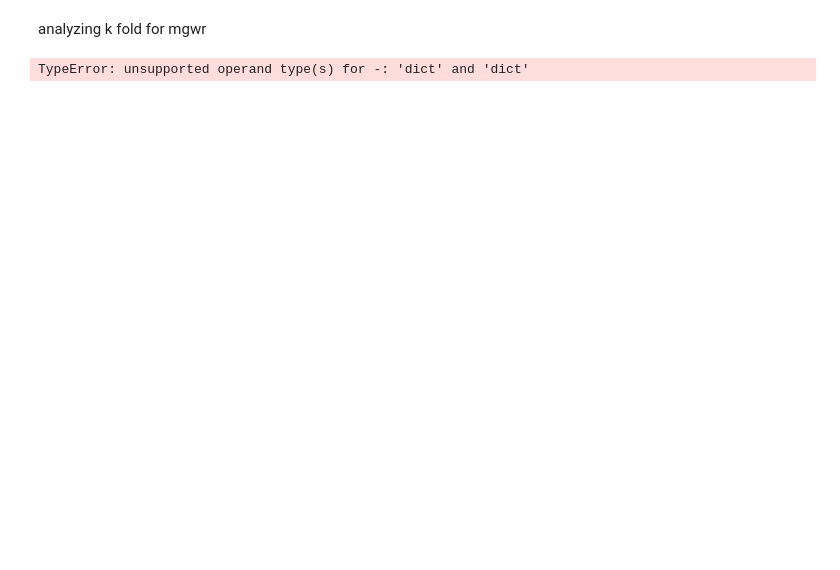
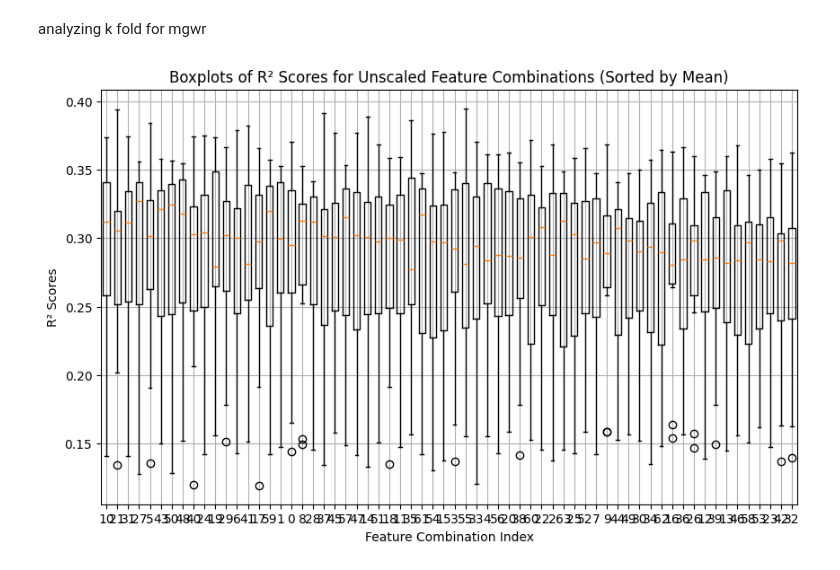
Before and after one commit to abechens/GeoHab-2025, a Jupyter notebook: src/proto/k_fold_investigate-combination.ipynb, the cells around one changed output. Drawn from its saved outputs; the diff is of its cells as text; code cells hidden in the pictures; blank space fills up the shorter version.

```diff
--- a/src/proto/k_fold_investigate-combination.ipynb
+++ b/src/proto/k_fold_investigate-combination.ipynb
@@ -13,30 +13,29 @@ from sklearn.metrics import mean_squared_error, r2_score
 import pickle
 # %%
 
-with open('../../r2_scores_dict.pkl', 'rb') as f:
+with open('../../r2_scores_dict_scaled_new_fe.pkl', 'rb') as f:
     loaded_r2_scores_dict = pickle.load(f)
 
 
 
-with open('../../r2_scores_dict_scaled.pkl', 'rb') as f:
+with open('../../r2_scores_dict_scaled_new_fe_comb_dist.pkl', 'rb') as f:
     loaded_r2_scores_dict_scaled = pickle.load(f)
 # %%
-#results = loaded_r2_scores_dict- loaded_r2_scores_dict_scaled
-results = [i,  loaded_r2_scores_dict[i]- loaded_r2_scores_dict[i] for i in results.keys]
+results = loaded_r2_scores_dict
 
 sorted_r2_scores = sorted(loaded_r2_scores_dict.items(), key=lambda item: np.mean(item[1]), reverse=True)
 
 # Create boxplots for each feature combination sorted by mean R² score
 plt.figure(figsize=(10, 6))
 
 for i, (key, r2_scores) in enumerate(sorted_r2_scores):
     plt.boxplot(r2_scores, positions=[i], widths=0.6)
 
 plt.xlabel('Feature Combination Index')
 plt.ylabel('R² Scores')
-plt.title('Boxplots of R² Scores for Different Feature Combinations (Sorted by Mean)')
+plt.title('Boxplots of R² Scores for Unscaled Feature Combinations (Sorted by Mean)')
 plt.xticks(range(len(sorted_r2_scores)), [key for key, _ in sorted_r2_scores])
 plt.grid(True)
 plt.show()
 # %% [output]
-TypeError: unsupported operand type(s) for -: 'dict' and 'dict'
+[figure, added]
```
Also changed, not shown: parts of 4 cells of this notebook, 7 other files.
